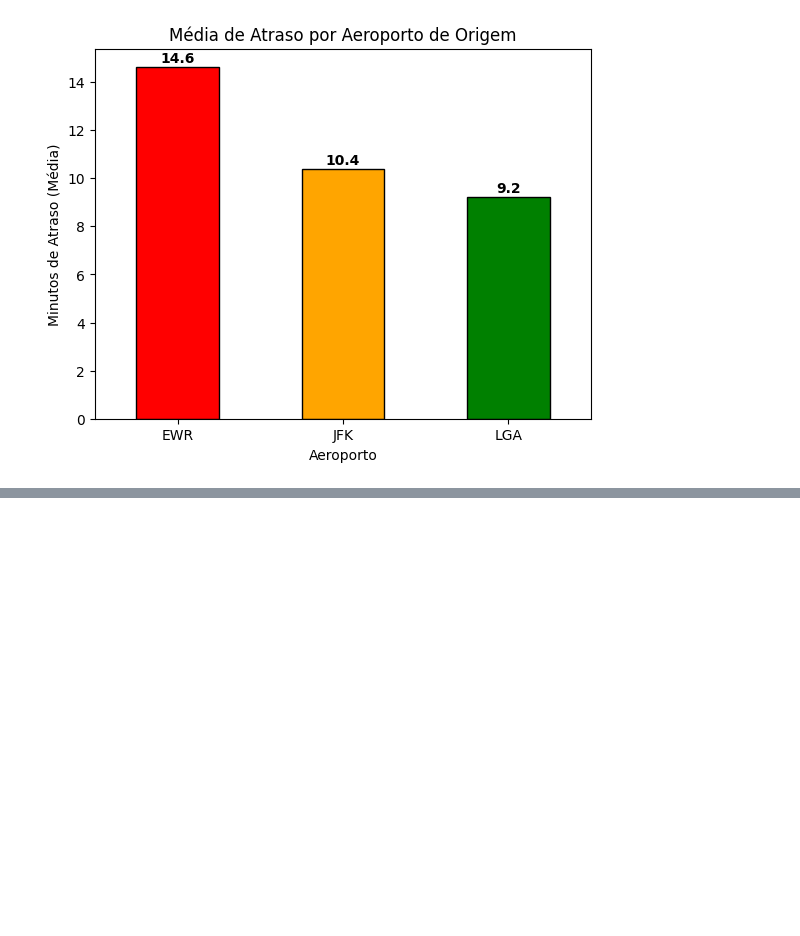
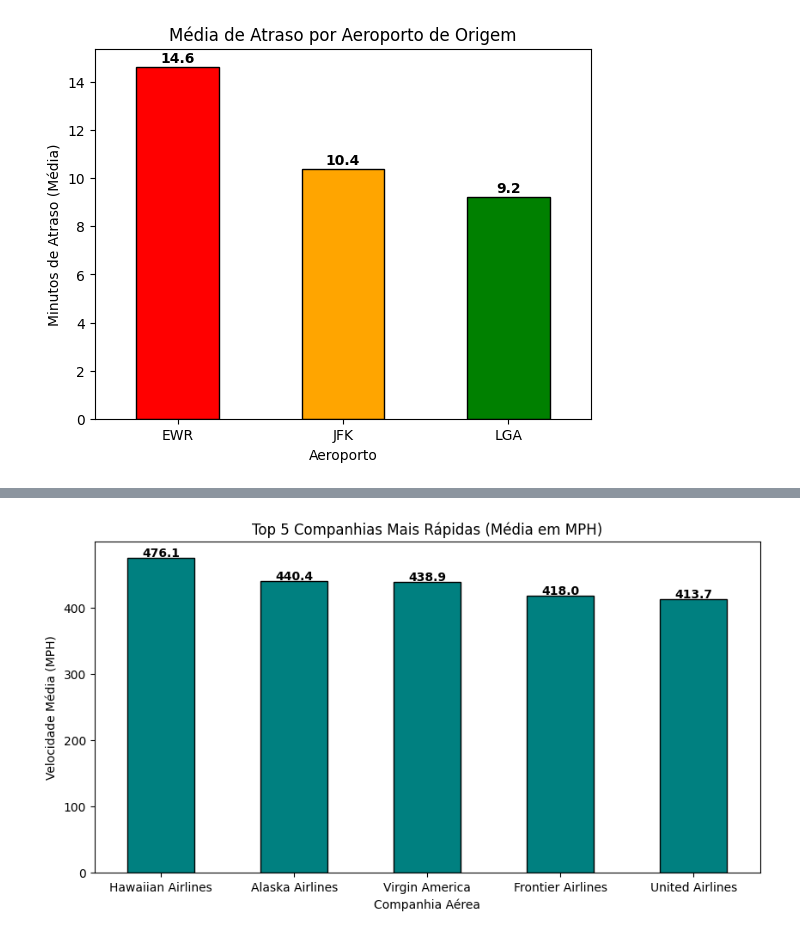
Before and after one commit to murilo-santone/Analise-Atrasos-Aviacao, a Jupyter notebook: notebook.ipynb, the cells around one changed output, grey strips where cells are left out. Saved outputs shown, nothing was run; the diff lists cells and outputs as text; code cells hidden in the pictures; blank space fills up the shorter version.

Commit message:
feat: adiciona analise de velocidade media e mapeamento de companhias, identificado outliers (Delta 703 MPH)

```diff
--- a/notebook.ipynb
+++ b/notebook.ipynb
@@ -241,3 +241,11 @@ for index, value in enumerate(aeroportos):
 plt.show()
 # %% [output]
 [figure]
+# %%
+# 1. Criar a coluna 'velocidade_mph'
+# Fórmula: Distância / (Tempo em minutos / 60)
+BaseDados['velocidade_mph'] = BaseDados['distance'] / (BaseDados['air_time'] / 60)
+
+# 2. Ver as 5 maiores velocidades registradas
+print("--- Top 5 Voos Mais Rápidos (MPH) ---")
+print(BaseDados[['carrier', 'origin', 'dest', 'velocidade_mph']].sort_values(by='velocidade_mph', ascending=False).head())
@@ -243,0 +260,36 @@ plt.show()
+# %%
+# 1. Agrupar por companhia e calcular a média da velocidade
+velocidade_companhias = BaseDados.groupby('carrier')['velocidade_mph'].mean().sort_values(ascending=False)
+
+# 2. Pegar as 5 mais rápidas em média
+top_5_rapidas = velocidade_companhias.head(5)
+
+# 3. Referencia para as siglas:
+dicionario_companhias = {
+    'HA': 'Hawaiian Airlines',
+    'AS': 'Alaska Airlines',
+    'VX': 'Virgin America',
+    'F9': 'Frontier Airlines',
+    'UA': 'United Airlines',
+    'DL': 'Delta Airlines'
+}
+# 4. Realizando merge das siglas para referência do top 5
+top_5_rapidas_nomes = top_5_rapidas.rename(index=dicionario_companhias)
+
+# 5. Criar o Gráfico de Barras
+plt.figure(figsize=(10,5))
+top_5_rapidas_nomes.plot(kind='bar', color='teal', edgecolor='black')
+
+# 6. Decoração do Gráfico
+plt.title('Top 5 Companhias Mais Rápidas (Média em MPH)')
+plt.xlabel('Companhia Aérea')
+plt.ylabel('Velocidade Média (MPH)')
+plt.xticks(rotation=0)
+
+# Adicionar os valores exatos nas barras
+for index, value in enumerate(top_5_rapidas_nomes):
+    plt.text(index, value + 2, str(round(value, 1)), ha='center', fontweight='bold')
+
+plt.show()
+# %% [output]
+[figure, added]
```
Also changed, not shown: parts of 3 cells of this notebook.
